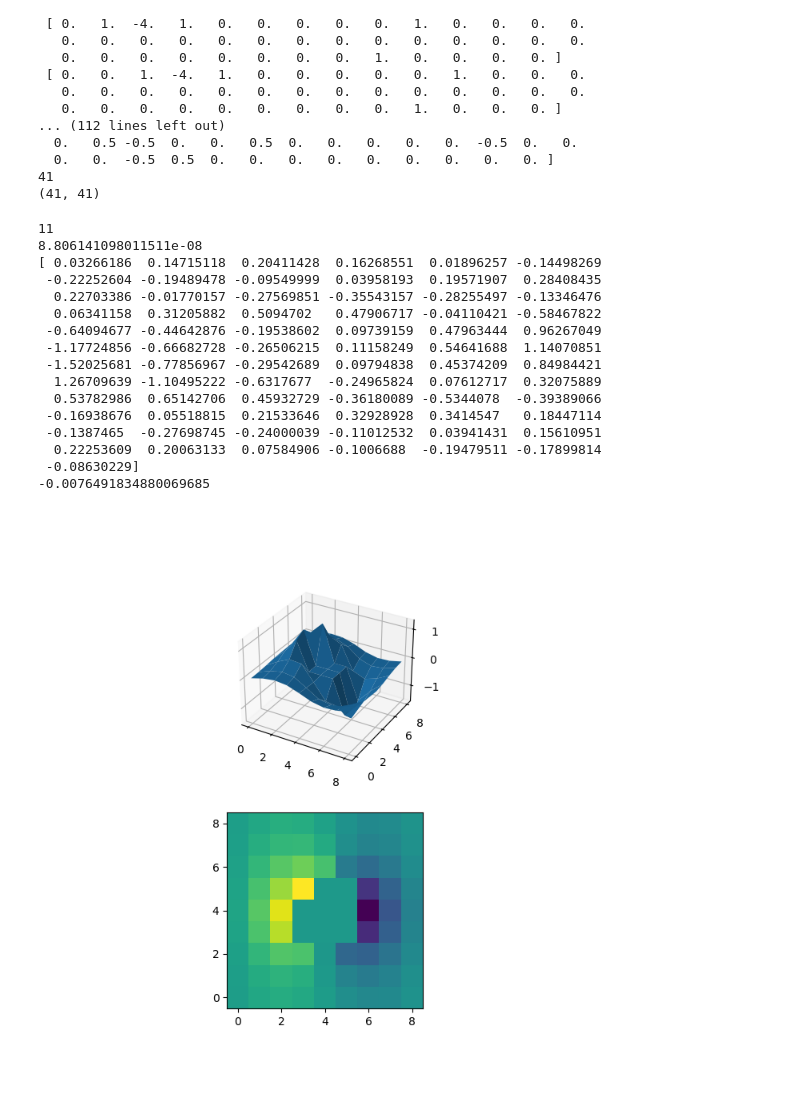
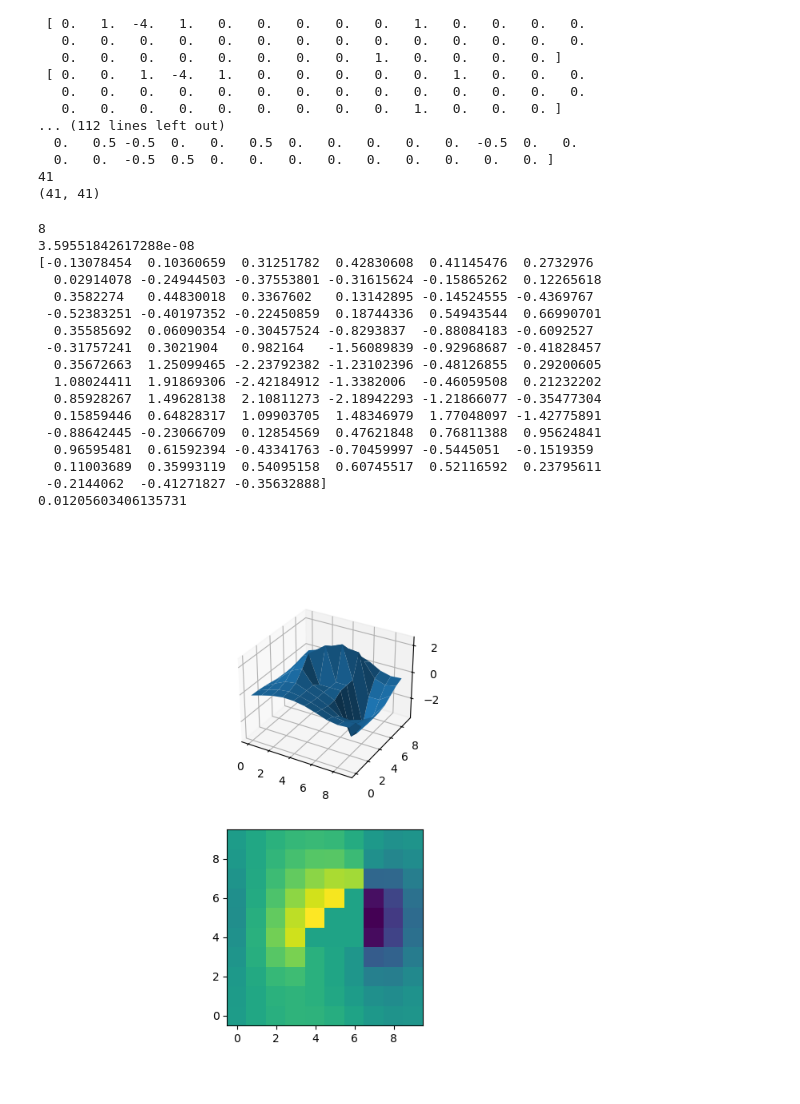
Before and after one commit to vladamakaric/navierstokes, a Jupyter notebook: ns copy.ipynb, the cells around one changed output. Saved outputs shown, nothing was run; the diff lists cells and outputs as text; code cells hidden in the pictures.

```diff
--- a/ns copy.ipynb
+++ b/ns copy.ipynb
@@ -5,8 +5,8 @@ import bitmap_editor
 importlib.reload(bitmap_editor)
 import numpy as np
 
-height = 50
-width = 50
+height = 10
+width = 10
 bitmap_matrix = np.zeros(shape=(height,width))
 bitmapEditor = bitmap_editor.BitmapEditor(bitmap_matrix)
 # %% [output]
@@ -44,8 +33,8 @@ for cell in cells.flat:
     normal = np.array([0, 0])
     if isinstance(cell, navier_stokes.BoundaryCell):
         normal = cell.normal
-    NormalsU[cell.j][cell.i] = normal[0]
-    NormalsV[cell.j][cell.i] = normal[1]
+    NormalsU[cell.index] = normal[0]
+    NormalsV[cell.index] = normal[1]
 
 
 %matplotlib widget
@@ -86,56 +75,66 @@ print(A.shape)
 import pyamg
 
 ml = pyamg.ruge_stuben_solver(A)  # Build the multigrid hierarchy
 residuals = []
-x = ml.solve(b, tol=1e-8, maxiter=10, residuals=residuals)
+x = ml.solve(b, tol=1e-8, maxiter=100, residuals=residuals)
 print(len(residuals))
 print(residuals[-1])
 # x = np.linalg.solve(A,b)
 
 print(x)
 
 mesh = np.zeros(shape=(height,width))
 
 avg = np.average(x)
 print(avg)
 
 for cell in cells.flat:
     if isinstance(cell, navier_stokes.ObstacleInteriorCell):
-        mesh[cell.j][cell.i] = avg
+        mesh[cell.index] = avg
         continue
+    if isinstance(cell, navier_stokes.FluidCell):
+        mesh[cell.index] = x[cell.num]
+
+for cell in cells.flat:
     if isinstance(cell, navier_stokes.BoundaryCell):
-        # TODO: Calculate the ghost cell value.
-        mesh[cell.j][cell.i] = avg
-        continue
-    mesh[cell.j][cell.i] = x[cell.num]
+        w = np.array([1, 0])
+        # g = (other_x*abs(nx) + other_y*abs(ny) + b)/(np.abs(nx + ny))
+        an_x = np.abs(cell.normal[0])
+        an_y = np.abs(cell.normal[1])
+        mesh[cell.index] = np.dot(w, cell.normal)/(an_x + an_y)
+        if cell.x_diff:
+            mesh[cell.index] += mesh[cell.x_diff.fluid_cell.index]*an_x/(an_x + an_y)
+        if cell.y_diff:
+            mesh[cell.index] += mesh[cell.y_diff.fluid_cell.index]*an_y/(an_x + an_y)
 
 
 fig = plt.figure(figsize=(7,7))
 ax = fig.add_subplot(211, projection='3d')
 ax2 = fig.add_subplot(212)
 ax2.imshow(mesh, interpolation='none', origin='lower')
 
 # plt.imshow(mesh, interpolation='none', origin='lower')
 ax.plot_surface(X,Y,mesh)
 plt.show()
 # %% [output]
-11
-8.806141098011511e-08
-[ 0.03266186  0.14715118  0.20411428  0.16268551  0.01896257 -0.14498269
- -0.22252604 -0.19489478 -0.09549999  0.03958193  0.19571907  0.28408435
-  0.22703386 -0.01770157 -0.27569851 -0.35543157 -0.28255497 -0.13346476
-  0.06341158  0.31205882  0.5094702   0.47906717 -0.04110421 -0.58467822
- -0.64094677 -0.44642876 -0.19538602  0.09739159  0.47963444  0.96267049
- -1.17724856 -0.66682728 -0.26506215  0.11158249  0.54641688  1.14070851
- -1.52025681 -0.77856967 -0.29542689  0.09794838  0.45374209  0.84984421
-  1.26709639 -1.10495222 -0.6317677  -0.24965824  0.07612717  0.32075889
-  0.53782986  0.65142706  0.45932729 -0.36180089 -0.5344078  -0.39389066
- -0.16938676  0.05518815  0.21533646  0.32928928  0.3414547   0.18447114
- -0.1387465  -0.27698745 -0.24000039 -0.11012532  0.03941431  0.15610951
-  0.22253609  0.20063133  0.07584906 -0.1006688  -0.19479511 -0.17899814
- -0.08630229]
--0.0076491834880069685
+8
+3.59551842617288e-08
+[-0.13078454  0.10360659  0.31251782  0.42830608  0.41145476  0.2732976
+  0.02914078 -0.24944503 -0.37553801 -0.31615624 -0.15865262  0.12265618
+  0.3582274   0.44830018  0.3367602   0.13142895 -0.14524555 -0.4369767
+ -0.52383251 -0.40197352 -0.22450859  0.18744336  0.54943544  0.66990701
+  0.35585692  0.06090354 -0.30457524 -0.8293837  -0.88084183 -0.6092527
+ -0.31757241  0.3021904   0.982164   -1.56089839 -0.92968687 -0.41828457
+  0.35672663  1.25099465 -2.23792382 -1.23102396 -0.48126855  0.29200605
+  1.08024411  1.91869306 -2.42184912 -1.3382006  -0.46059508  0.21232202
+  0.85928267  1.49628138  2.10811273 -2.18942293 -1.21866077 -0.35477304
+  0.15859446  0.64828317  1.09903705  1.48346979  1.77048097 -1.42775891
+ -0.88642445 -0.23066709  0.12854569  0.47621848  0.76811388  0.95624841
+  0.96595481  0.61592394 -0.43341763 -0.70459997 -0.5445051  -0.1519359
+  0.11003689  0.35993119  0.54095158  0.60745517  0.52116592  0.23795611
+ -0.2144062  -0.41271827 -0.35632888]
+0.01205603406135731
-[figure, old version]
+[figure, new version]
 # %%
 U = np.zeros(shape=mesh.shape)
 V = np.zeros(shape=mesh.shape)
```
Also changed, not shown: parts of 5 cells of this notebook, 2 other files.
